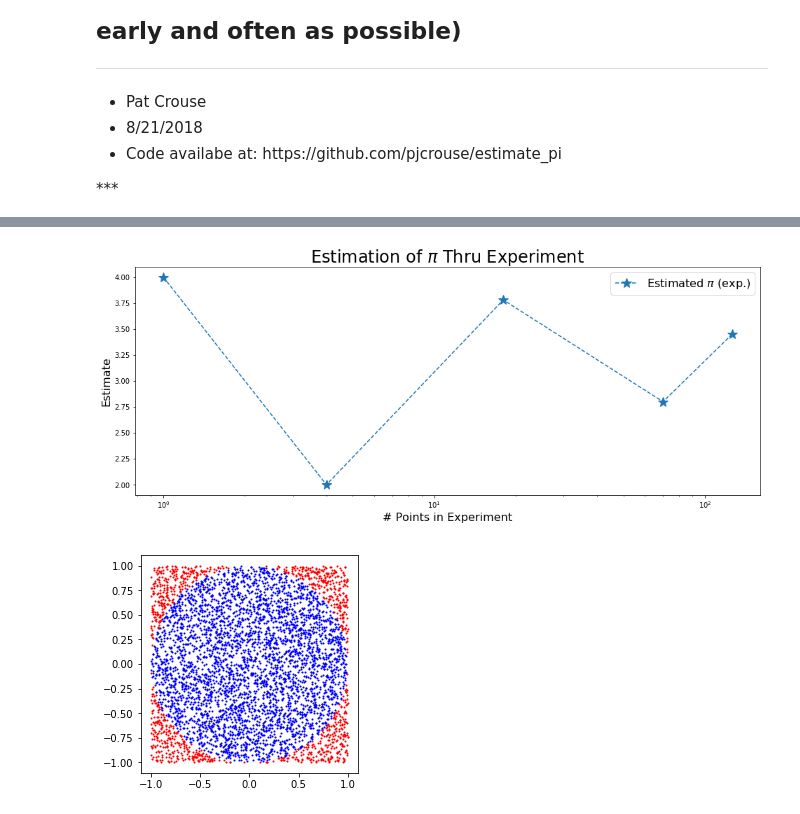
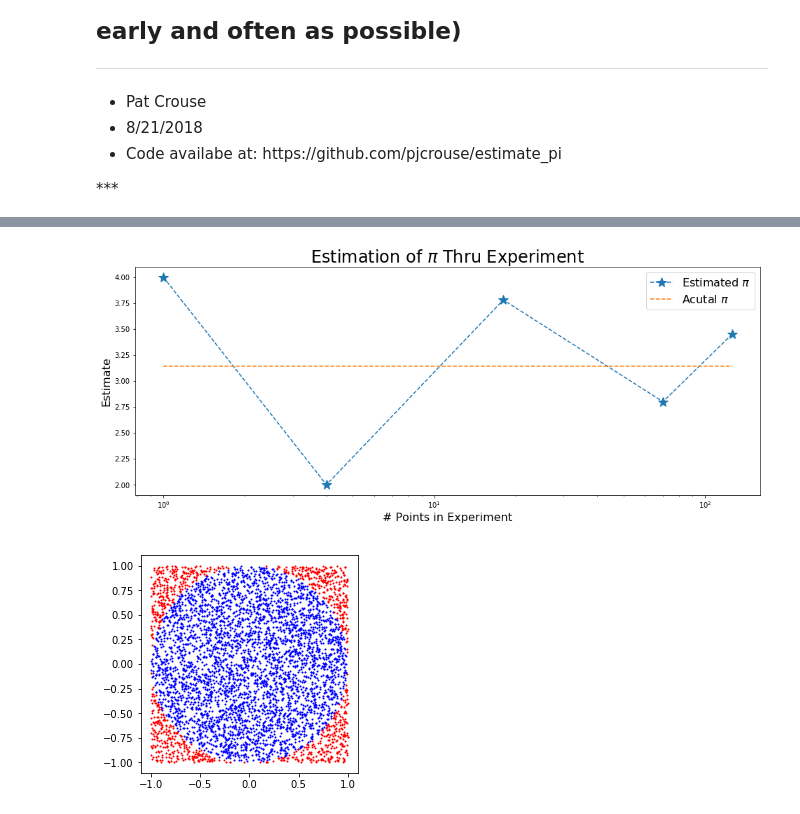
Before and after one commit to pjcrouse/estimate_pi, a Jupyter notebook: est_pi.ipynb, the cells around one changed output, grey strips where cells are left out. Cells and saved outputs as stored; diff of their text form; code cells hidden in the pictures.

```diff
--- a/est_pi.ipynb
+++ b/est_pi.ipynb
@@ -50,22 +50,23 @@ exp_results = {
 # %%
 # setup & create plot
 fig = plt.figure(figsize=(16,6))
 ax = fig.add_subplot(111)
-pi = np.ones_like(x)*np.pi
+pi = np.ones_like(exp_results['x'])*np.pi
 plt.plot(exp_results['x'], exp_results['y'], linestyle='dashed', marker='*', markersize=15,
-         label='Estimated $\pi$ (exp.)')
+         label='Estimated $\pi$')
+plt.plot(exp_results['x'], pi, linestyle='dashed', label='Acutal $\pi$')
 
 # style the plot
 plt.xscale('log')
 plt.legend(prop={'size': 16})
 plt.xlabel('# Points in Experiment', fontsize=16)
 plt.ylabel('Estimate', fontsize=16)
 plt.title('Estimation of $\pi$ Thru Experiment', fontsize=24)
 
 # show the plot
 plt.show()
 # %% [output]
-[figure, old version]
+[figure, new version]
 # %%
 def est_pi(size=1000):
     """
```
